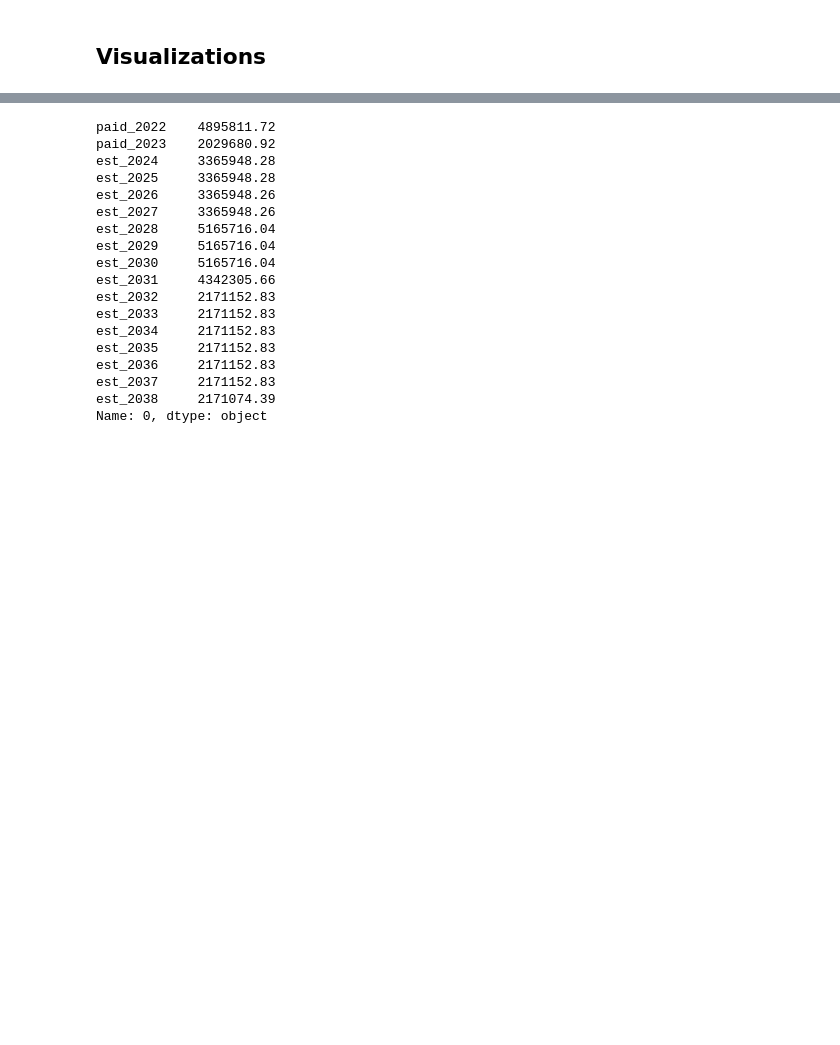
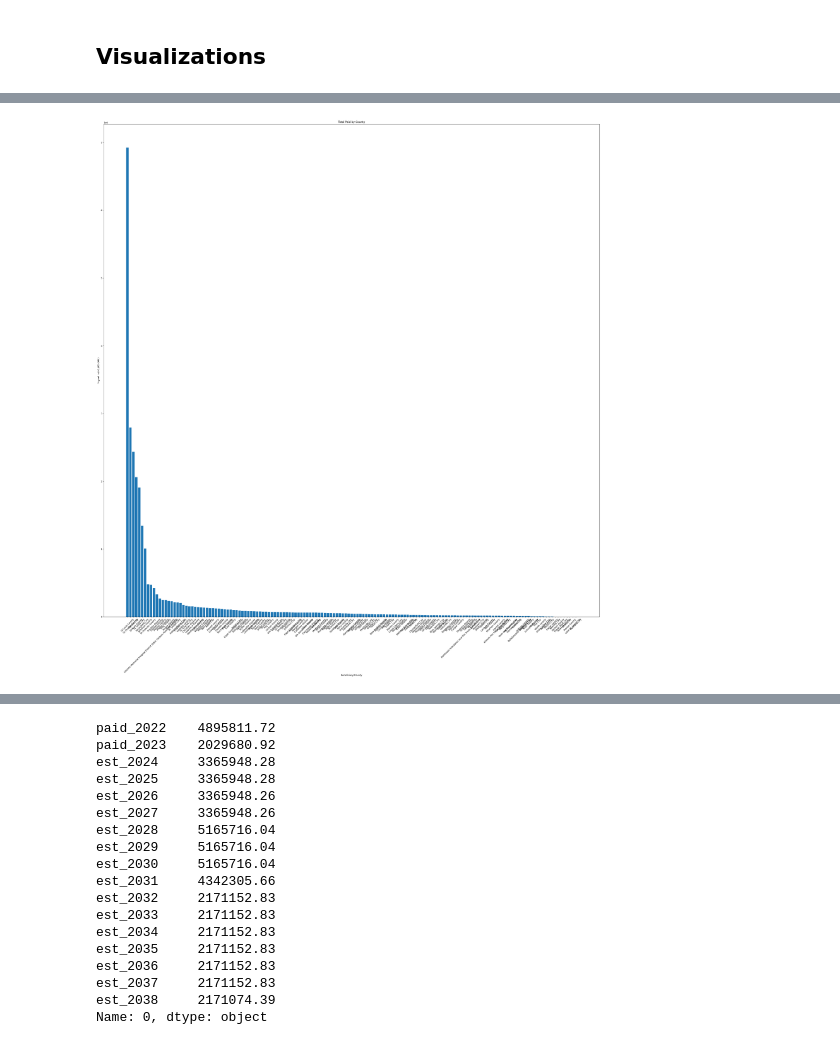
Before and after one commit to gabbycjames/Opioid_Settlements, a Jupyter notebook: Opioid_Settlements.ipynb, the cells around one changed output, grey strips where cells are left out. Drawn from its saved outputs; the diff is of its cells as text; code cells hidden in the pictures; blank space fills up the shorter version.

```diff
--- a/Opioid_Settlements.ipynb
+++ b/Opioid_Settlements.ipynb
@@ -87,0 +120,10 @@ dtype: int64
+# %%
+plt.figure(figsize=(40,40))
+plt.bar(df['beneficiary_name'],df['total_paid'])
+plt.xlabel('Beneficiary/County')
+plt.ylabel('Payout in $ (1,000,000)')
+plt.title('Total Paid by County')
+plt.xticks(rotation=45)
+plt.show()
+# %% [output]
+[figure, added]
```
Also changed, not shown: parts of 4 cells of this notebook.
